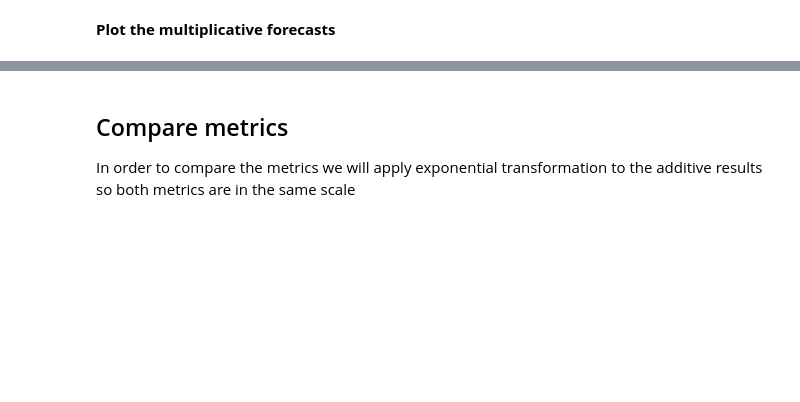
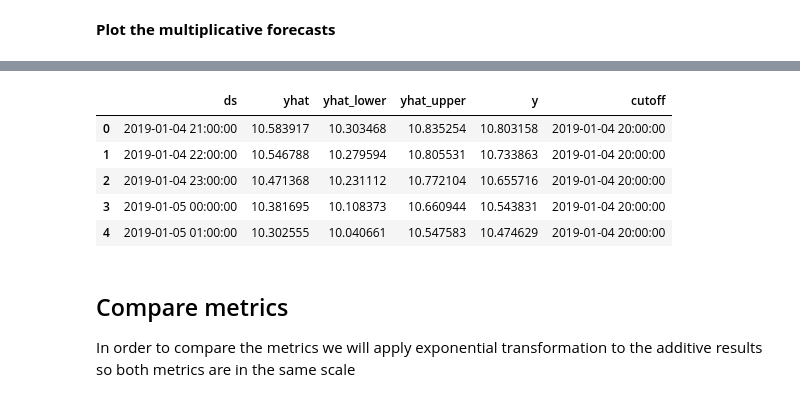
Before and after one commit to hectorLop/CO2_emissions_forecast, a Jupyter notebook: CO2_feature_engineering_and_visualization.ipynb, the cells around one changed output, grey strips where cells are left out. Cells and saved outputs as stored; diff of their text form; code cells hidden in the pictures; blank space fills up the shorter version.

```diff
--- a/CO2_feature_engineering_and_visualization.ipynb
+++ b/CO2_feature_engineering_and_visualization.ipynb
@@ -396,3 +426,4 @@ INFO:fbprophet:Making 3 forecasts with cutoffs between 2019-01-03 20:00:00 and 2
 # %%
-df_cv_multiplicative = cross_validation(prophet_multiplicative, initial='730 days', period='180 days', horizon = '48 hours')
+df_cv_multiplicative = cross_validation(prophet_multiplicative, initial='730 days', period='90 days', horizon = '24 hours')
 df_cv_multiplicative.head()
+# %% [output]
@@ -399,3 +431,9 @@ df_cv_multiplicative.head()
+|  | ds | yhat | yhat_lower | yhat_upper | y | cutoff |
+| 0 | 2019-01-04 21:00:00 | 10.583917 | 10.303468 | 10.835254 | 10.803158 | 2019-01-04 20:00:00 |
+| 1 | 2019-01-04 22:00:00 | 10.546788 | 10.279594 | 10.805531 | 10.733863 | 2019-01-04 20:00:00 |
+| 2 | 2019-01-04 23:00:00 | 10.471368 | 10.231112 | 10.772104 | 10.655716 | 2019-01-04 20:00:00 |
+| 3 | 2019-01-05 00:00:00 | 10.381695 | 10.108373 | 10.660944 | 10.543831 | 2019-01-04 20:00:00 |
+| 4 | 2019-01-05 01:00:00 | 10.302555 | 10.040661 | 10.547583 | 10.474629 | 2019-01-04 20:00:00 |
 # %% [markdown]
 ## Compare metrics
 In order to compare the metrics we will apply exponential transformation to the additive results so both metrics are in the same scale
```
Also changed, not shown: parts of 34 cells of this notebook.
